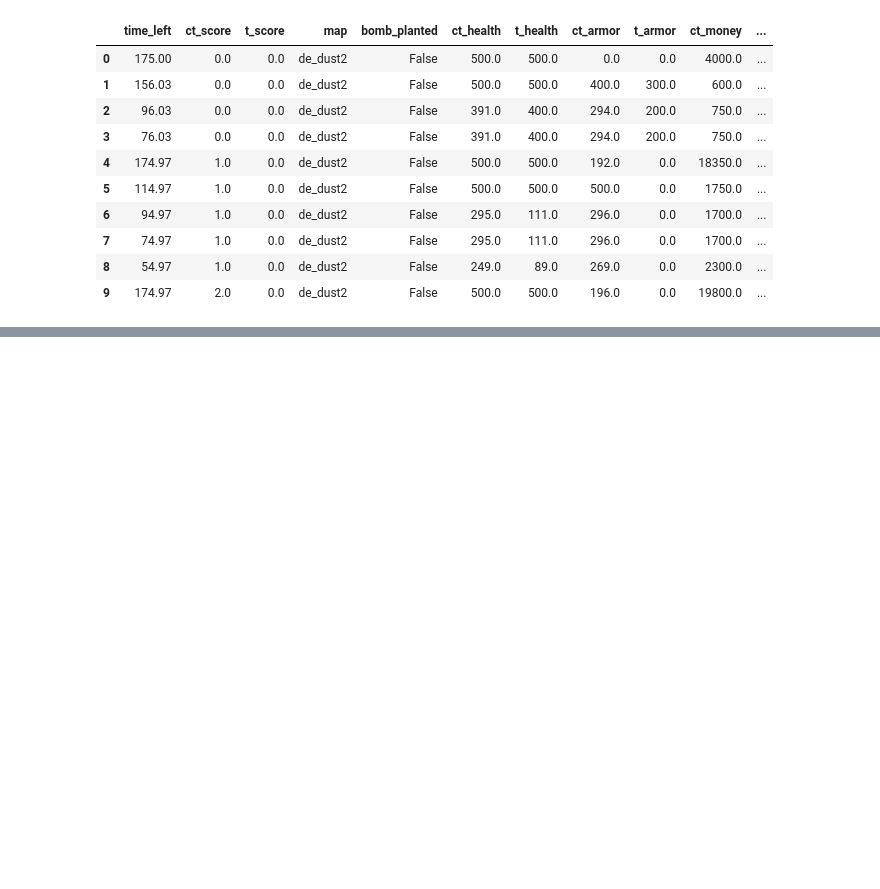
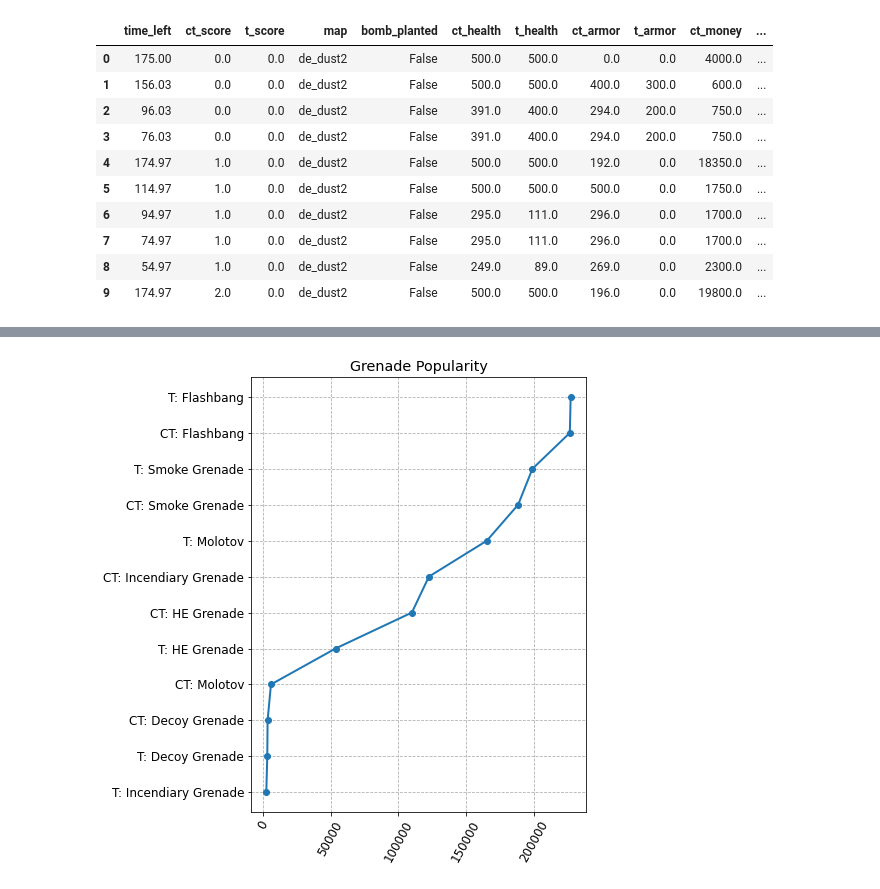
Before and after one commit to danjirovec/4iz460-csgo, a Jupyter notebook: 08_most_popular_weapon&utility.ipynb, the cells around one changed output, grey strips where cells are left out. Saved outputs shown, nothing was run; the diff lists cells and outputs as text; code cells hidden in the pictures; blank space fills up the shorter version.

```diff
--- a/08_most_popular_weapon&utility.ipynb
+++ b/08_most_popular_weapon&utility.ipynb
@@ -73,0 +122,31 @@ plt.show()
+# %%
+outs = [0]*len(grenade_columns)
+grenades = grenade_columns[:]
+
+for i in range(0, len(grenades)):
+    outs[grenades.index(grenades[i])] = sum(df[grenades[i]])
+
+for i in range(0, len(grenades)):
+    grenades[i] = [grenades[i], outs[i]]
+
+grenades.sort(key=lambda xx: xx[1], reverse=False)
+
+x = []
+y = []
+
+for i in range(0, len(grenades)):
+    x.append(grenades[i][0])
+    y.append(grenades[i][1])
+
+plt.rcParams["figure.figsize"] = (6, 8)
+plt.rcParams["font.size"] = 12
+
+#plotting the most popular weapons
+plt.title("Grenade Popularity")
+plt.grid(linestyle="--")
+plt.xticks(rotation=61)
+plt.plot(y, [f"{xx.split('_')[0].upper()}: {nickname_to_name[xx.split('_')[-1]]}" for xx in x], linewidth=2, marker="o")
+plt.savefig('./outputs/grenade_popularity.png', facecolor='white', bbox_inches='tight')
+plt.show()
+# %% [output]
+[figure, added]
```
Also changed, not shown: parts of 6 cells of this notebook, 1 other file.
